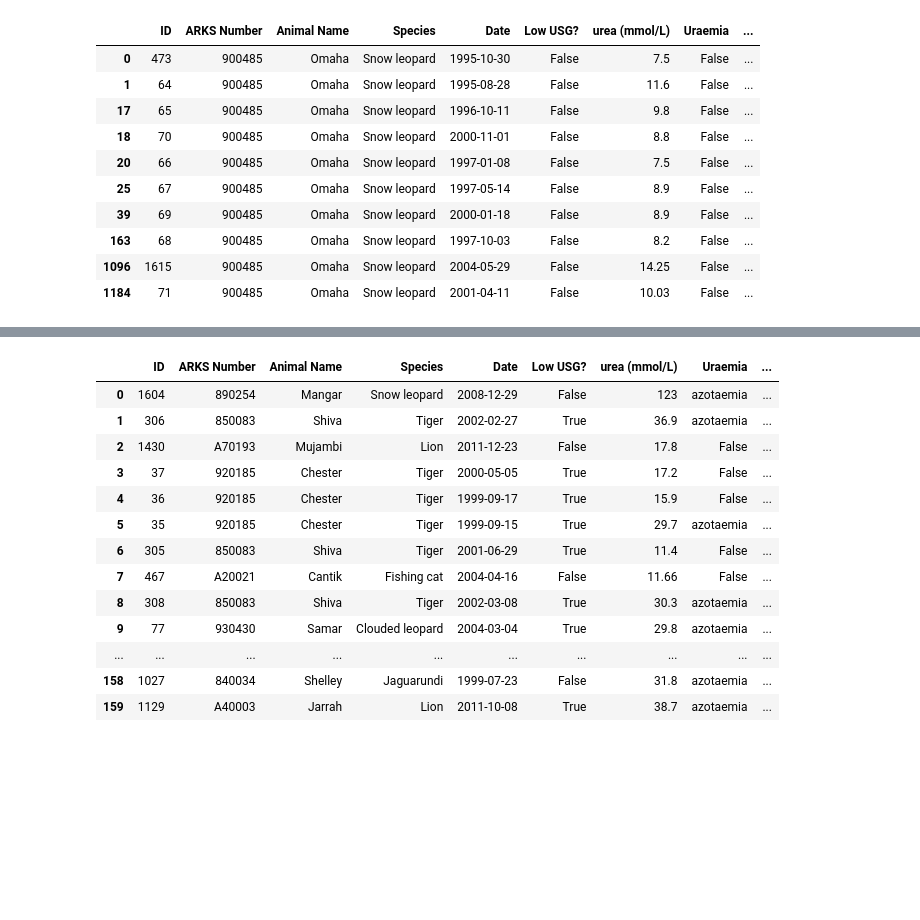
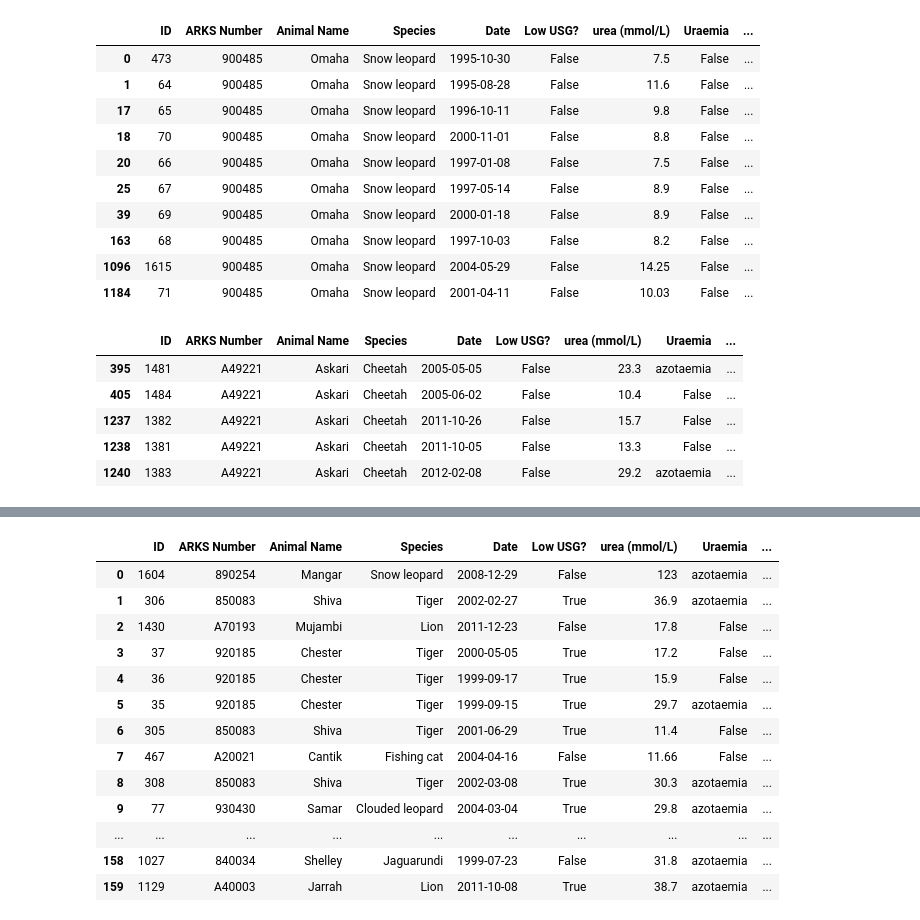
Before and after one commit to ruthpearson/CatHack, a Jupyter notebook: big_cats/Explore.ipynb, the cells around one changed output, grey strips where cells are left out. Saved outputs shown, nothing was run; the diff lists cells and outputs as text; code cells hidden in the pictures; blank space fills up the shorter version.

```diff
--- a/big_cats/Explore.ipynb
+++ b/big_cats/Explore.ipynb
@@ -5,7 +5,7 @@ pd.set_option('display.max_rows', 500)
 pd.set_option('display.max_columns', 500)
 # %%
 data_dir = '../Data/big_cats/'
-tab1 = pd.read_excel(data_dir + 'BiochemicalChangesinCKDAbbrevColours20160828.xlsx', sheetname='NormalFelidsn=1319')
+tab1 = pd.read_excel(data_dir + 'BiochemicalChangesinCKDAbbrevColours20160828.xlsx', sheet_name='NormalFelidsn=1319')
 # %%
 tab1[tab1['ARKS Number']==900485]
 # %% [output]
@@ -20,4 +20,13 @@ tab1[tab1['ARKS Number']==900485]
 | 163 | 68 | 900485 | Omaha | Snow leopard | 1997-10-03 | False | 8.2 | False | ... |
 | 1096 | 1615 | 900485 | Omaha | Snow leopard | 2004-05-29 | False | 14.25 | False | ... |
 | 1184 | 71 | 900485 | Omaha | Snow leopard | 2001-04-11 | False | 10.03 | False | ... |
+# %%
+tab1[tab1['Animal Name']=="Askari"]
+# %% [output]
+|  | ID | ARKS Number | Animal Name | Species | Date | Low USG? | urea (mmol/L) | Uraemia | ... |
+| 395 | 1481 | A49221 | Askari | Cheetah | 2005-05-05 | False | 23.3 | azotaemia | ... |
+| 405 | 1484 | A49221 | Askari | Cheetah | 2005-06-02 | False | 10.4 | False | ... |
+| 1237 | 1382 | A49221 | Askari | Cheetah | 2011-10-26 | False | 15.7 | False | ... |
+| 1238 | 1381 | A49221 | Askari | Cheetah | 2011-10-05 | False | 13.3 | False | ... |
+| 1240 | 1383 | A49221 | Askari | Cheetah | 2012-02-08 | False | 29.2 | azotaemia | ... |
 # %%
```
Also changed, not shown: parts of 3 cells of this notebook, 1 other file.
